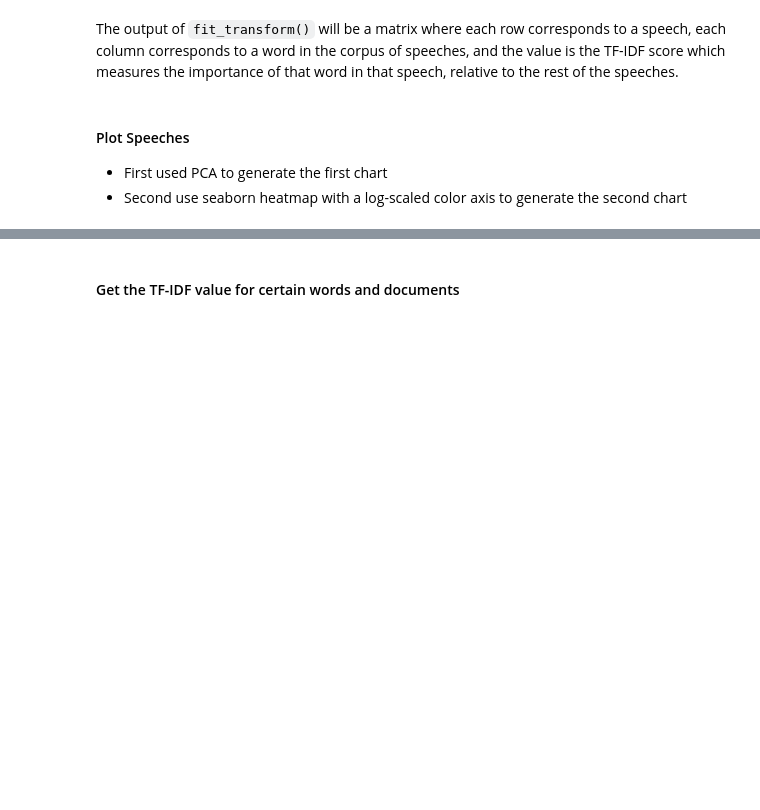
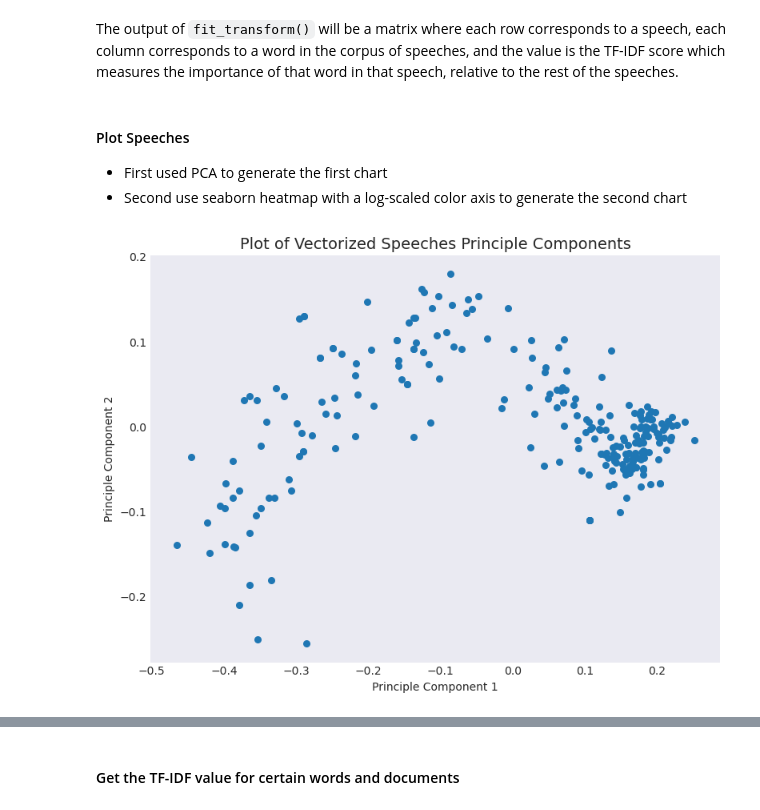
Before and after one commit to UCB-stat-159-f25/proj02-group08, a Jupyter notebook: notebooks/nlp-P02.ipynb, the cells around one changed output, grey strips where cells are left out. Saved outputs shown, nothing was run; the diff lists cells and outputs as text; code cells hidden in the pictures; blank space fills up the shorter version.

Commit message:
complete version of Part 02, including TF-IDF Vectorization

```diff
--- a/notebooks/nlp-P02.ipynb
+++ b/notebooks/nlp-P02.ipynb
@@ -360,3 +363,7 @@ from sklearn.decomposition import PCA
 raw_docs = sou["Text"].to_list()
 # %%
 # Hint - use fit_transform for vectorizer and PCA
+tfidf_model = TfidfVectorizer()
+speech_vectors = tfidf_model.fit_transform(raw_docs)
+
+print(f"Vectorized documents shape: {speech_vectors.shape}")
@@ -369,9 +378,22 @@ The output of `fit_transform()` will be a matrix where each row corresponds to a
 - Second use seaborn heatmap with a log-scaled color axis to generate the second chart
 # %%
 # Step 1: Set PCA to find first 2 principal components
+pca = PCA(n_components=2, random_state=42)
 
 # Step 2: Create a new dataframe where each row is a speech, and each column is a projection onto
 # one of the two principal components
+df2d = pd.DataFrame(
+    pca.fit_transform(speech_vectors.toarray()),
+    columns=['Principle Component 1', 'Principle Component 2']
+)
 
 # Plot Data Visualization (Matplotlib)
+ax = df2d.plot(kind='scatter', x='Principle Component 1', y='Principle Component 2',
+          figsize=(8, 6), s=30)
+plt.title('Plot of Vectorized Speeches Principle Components', fontsize=14)
+plt.tight_layout()
+plt.savefig("../outputs/vectorized_speeches_scatterplot_PCA.png", dpi=300)
+plt.show()
+# %% [output]
+[figure, added]
 # %%
```
Also changed, not shown: parts of 8 cells of this notebook, 4 other files.
